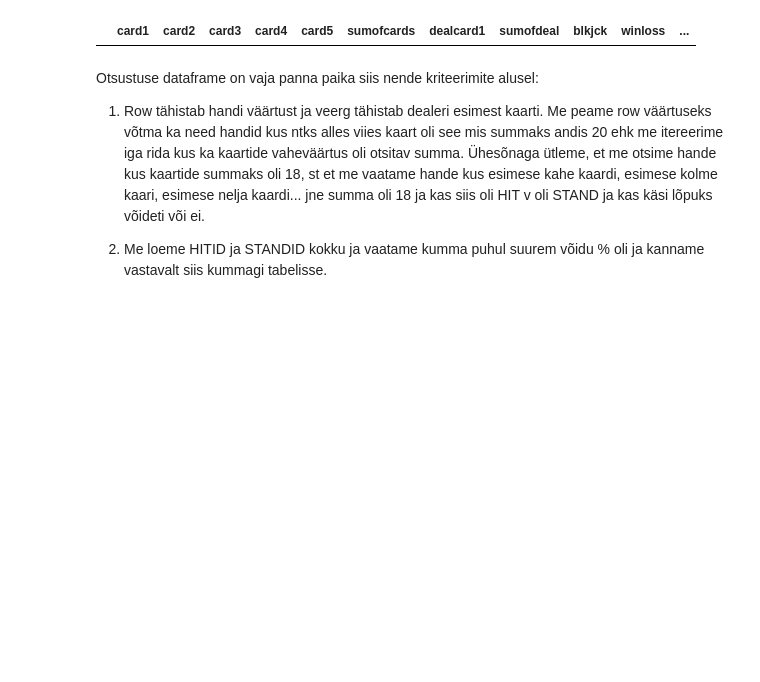
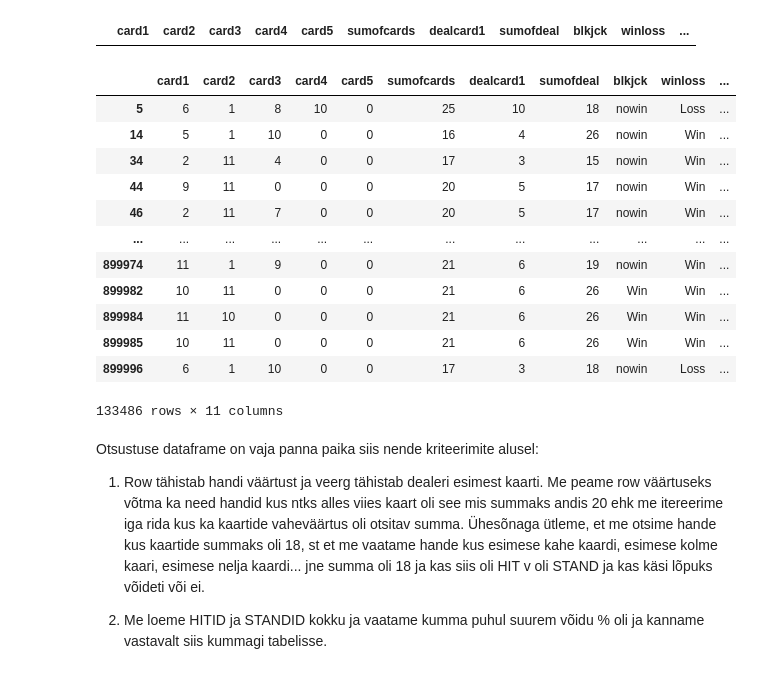
Before and after one commit to Kristjanp1/IDS-Blackjack, a Jupyter notebook: Blackjack.ipynb, the cells around one changed output. Drawn from its saved outputs; the diff is of its cells as text; code cells hidden in the pictures; blank space fills up the shorter version.

```diff
--- a/Blackjack.ipynb
+++ b/Blackjack.ipynb
@@ -32,25 +48,40 @@ data[(data["card3"] != 0) & (data["card4"] == 0) & (data["card5"] != 0)]
 # %%
 #Sorteerisin käed vastavalt esimese kahe kaardi järgi, sealt vastavalt saame teha maatrixi siis otsustest based on win rate
 #Lisaks peab jälgima seda, et meil on andmeid kus on kolmas kaart 0 aga neljas ja viies on hit. Need peame lugema pmst hittideks,
 #lihtsalt
 
 #Ehk siis me arvutame iga käe summa järgi ning kas sellega võideti või mitte. Lisaks vaatame dealeri kaarti. Umbes kuidagi selline on
 #arvutus:
 # 1. Näiteks hard_hands puhul võtame summa nagu näiteks 10.
 # 2. Loeme kõik 10ned kokku. Eraldame kõik diileri kaardi juhud ning võtame näiteks kus on sinu kaartide summa on 10 ning diileri summa on 2
 # 3. Loeme kokku win% kõikidel kätel kus hitidakse ning kus ei hitida. (not sure how to make this work yet).
 # 4. Paneme sinu tehtud maatriksisse lõpuks 0 asemele kas me hitime selle summaga ning selle dealeri handiga või standime.
 
 #Sarnast algoritmi saab kasutada ka paaride ning soft_handide korral ehk me võime kasutada paaride korral näiteks alguses nn paaride maatriksit,
 #ning näiteks teeme statistika selle põhjal kas splittida või mitte. Sealt me edasi mõtlema ei pea, kuna edasi läheb ta nkni otsustab kas tema käsi
 #on hard_hand või mis iganes. Sama ka soft_handide põhjal.
 
 pairs = data[data["card1"] == data["card2"]].copy()
 soft_hands = data[(data["card1"] == 1) | (data["card1"] == 11) | (data["card2"] == 1) | (data["card2"] == 11)].copy()
 hard_hands = data[(data["card1"] != data["card2"]) & ((data["card1"] != 1) & (data["card1"] != 11) & (data["card2"] != 1) & (data["card2"] != 11))].copy()
 
 pairs[(pairs["card1"] == 2)]
 Acesubset = data[(data["card1"]==1)|(data["card1"]==11)|(data["card2"]==1)|(data["card2"]==11)]
+Acesubset
+# %% [output]
+|  | card1 | card2 | card3 | card4 | card5 | sumofcards | dealcard1 | sumofdeal | blkjck | winloss | ... |
+| 5 | 6 | 1 | 8 | 10 | 0 | 25 | 10 | 18 | nowin | Loss | ... |
+| 14 | 5 | 1 | 10 | 0 | 0 | 16 | 4 | 26 | nowin | Win | ... |
+| 34 | 2 | 11 | 4 | 0 | 0 | 17 | 3 | 15 | nowin | Win | ... |
+| 44 | 9 | 11 | 0 | 0 | 0 | 20 | 5 | 17 | nowin | Win | ... |
+| 46 | 2 | 11 | 7 | 0 | 0 | 20 | 5 | 17 | nowin | Win | ... |
+| ... | ... | ... | ... | ... | ... | ... | ... | ... | ... | ... | ... |
+| 899974 | 11 | 1 | 9 | 0 | 0 | 21 | 6 | 19 | nowin | Win | ... |
+| 899982 | 10 | 11 | 0 | 0 | 0 | 21 | 6 | 26 | Win | Win | ... |
+| 899984 | 11 | 10 | 0 | 0 | 0 | 21 | 6 | 26 | Win | Win | ... |
+| 899985 | 10 | 11 | 0 | 0 | 0 | 21 | 6 | 26 | Win | Win | ... |
+| 899996 | 6 | 1 | 10 | 0 | 0 | 17 | 3 | 18 | nowin | Loss | ... |
+133486 rows × 11 columns
 # %% [markdown]
 Otsustuse dataframe on vaja panna paika siis nende kriteerimite alusel:
 1. Row tähistab handi väärtust ja veerg tähistab dealeri esimest kaarti. Me peame row väärtuseks võtma ka need handid kus ntks alles viies kaart oli see mis summaks andis 20 ehk me itereerime iga rida kus ka kaartide vaheväärtus oli otsitav summa. Ühesõnaga ütleme, et me otsime hande kus kaartide summaks oli 18, st et me vaatame hande kus esimese kahe kaardi, esimese kolme kaari, esimese nelja kaardi... jne summa oli 18 ja kas siis oli HIT v oli STAND ja kas käsi lõpuks võideti või ei.
```
Also changed, not shown: parts of 5 cells of this notebook.
